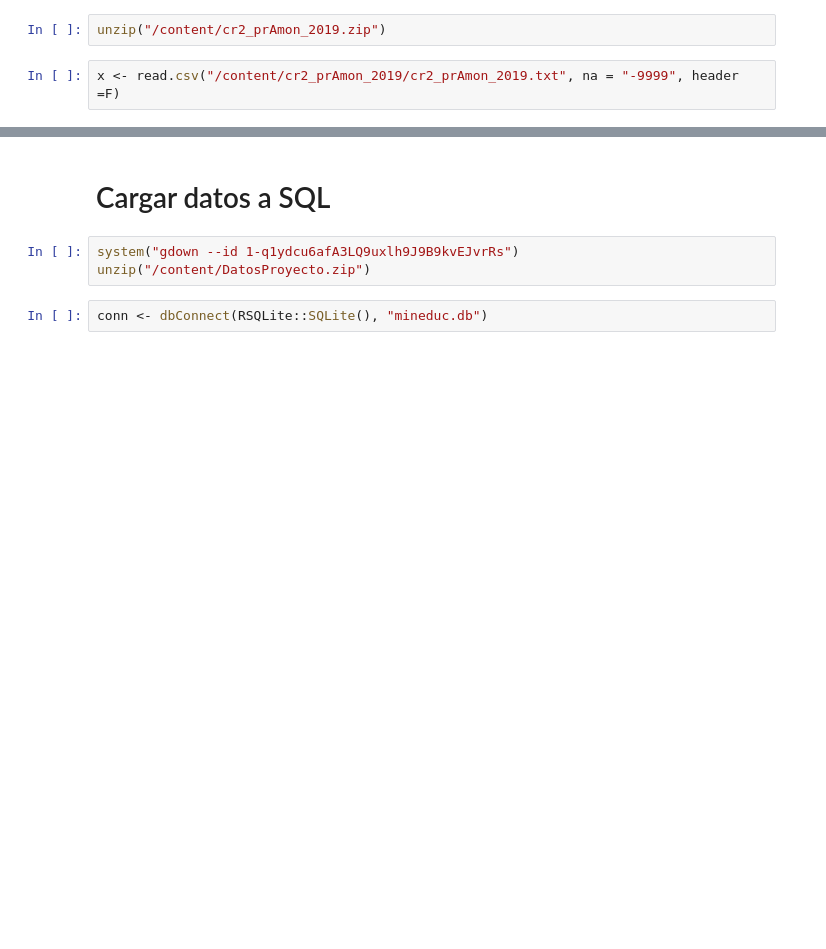
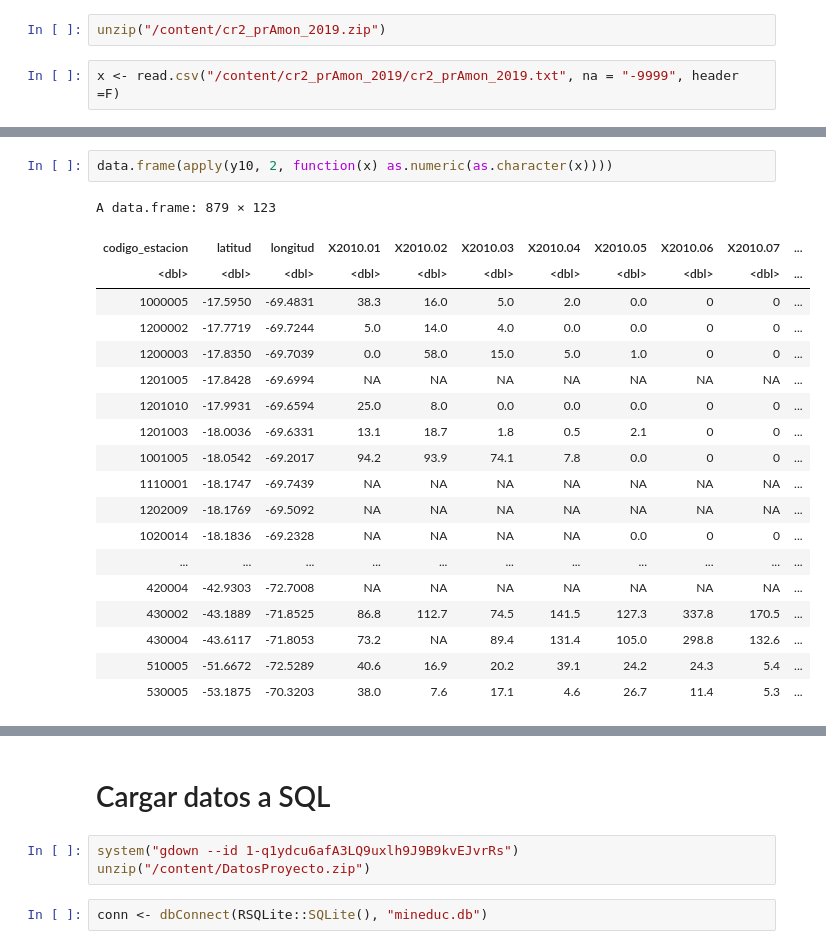
Before and after one commit to alfredosvaldo/Gestion-de-datos-2022, a Jupyter notebook: Taller_4_Gestión_de_datos_2022.ipynb, the cells around one changed output, grey strips where cells are left out. Cells and saved outputs as stored; diff of their text form; blank space fills up the shorter version.

```diff
--- a/Taller_4_Gestión_de_datos_2022.ipynb
+++ b/Taller_4_Gestión_de_datos_2022.ipynb
@@ -176,3 +469,25 @@ y10
+# %%
+data.frame(apply(y10, 2, function(x) as.numeric(as.character(x))))
+# %% [output]
+A data.frame: 879 × 123
+| codigo_estacion | latitud | longitud | X2010.01 | X2010.02 | X2010.03 | X2010.04 | X2010.05 | X2010.06 | X2010.07 | ... |
+| <dbl> | <dbl> | <dbl> | <dbl> | <dbl> | <dbl> | <dbl> | <dbl> | <dbl> | <dbl> | ... |
+| 1000005 | -17.5950 | -69.4831 | 38.3 | 16.0 | 5.0 | 2.0 | 0.0 | 0 | 0 | ... |
+| 1200002 | -17.7719 | -69.7244 | 5.0 | 14.0 | 4.0 | 0.0 | 0.0 | 0 | 0 | ... |
+| 1200003 | -17.8350 | -69.7039 | 0.0 | 58.0 | 15.0 | 5.0 | 1.0 | 0 | 0 | ... |
+| 1201005 | -17.8428 | -69.6994 | NA | NA | NA | NA | NA | NA | NA | ... |
+| 1201010 | -17.9931 | -69.6594 | 25.0 | 8.0 | 0.0 | 0.0 | 0.0 | 0 | 0 | ... |
+| 1201003 | -18.0036 | -69.6331 | 13.1 | 18.7 | 1.8 | 0.5 | 2.1 | 0 | 0 | ... |
+| 1001005 | -18.0542 | -69.2017 | 94.2 | 93.9 | 74.1 | 7.8 | 0.0 | 0 | 0 | ... |
+| 1110001 | -18.1747 | -69.7439 | NA | NA | NA | NA | NA | NA | NA | ... |
+| 1202009 | -18.1769 | -69.5092 | NA | NA | NA | NA | NA | NA | NA | ... |
+| 1020014 | -18.1836 | -69.2328 | NA | NA | NA | NA | 0.0 | 0 | 0 | ... |
+| ... | ... | ... | ... | ... | ... | ... | ... | ... | ... | ... |
+| 420004 | -42.9303 | -72.7008 | NA | NA | NA | NA | NA | NA | NA | ... |
+| 430002 | -43.1889 | -71.8525 | 86.8 | 112.7 | 74.5 | 141.5 | 127.3 | 337.8 | 170.5 | ... |
+| 430004 | -43.6117 | -71.8053 | 73.2 | NA | 89.4 | 131.4 | 105.0 | 298.8 | 132.6 | ... |
+| 510005 | -51.6672 | -72.5289 | 40.6 | 16.9 | 20.2 | 39.1 | 24.2 | 24.3 | 5.4 | ... |
+| 530005 | -53.1875 | -70.3203 | 38.0 | 7.6 | 17.1 | 4.6 | 26.7 | 11.4 | 5.3 | ... |
 # %%
 y10_pivot <- data.frame(apply(y10, 2, function(x) as.numeric(as.character(x)))) %>%
         pivot_longer(cols = X2010.01:X2019.12,
```
Also changed, not shown: parts of 42 cells of this notebook.
